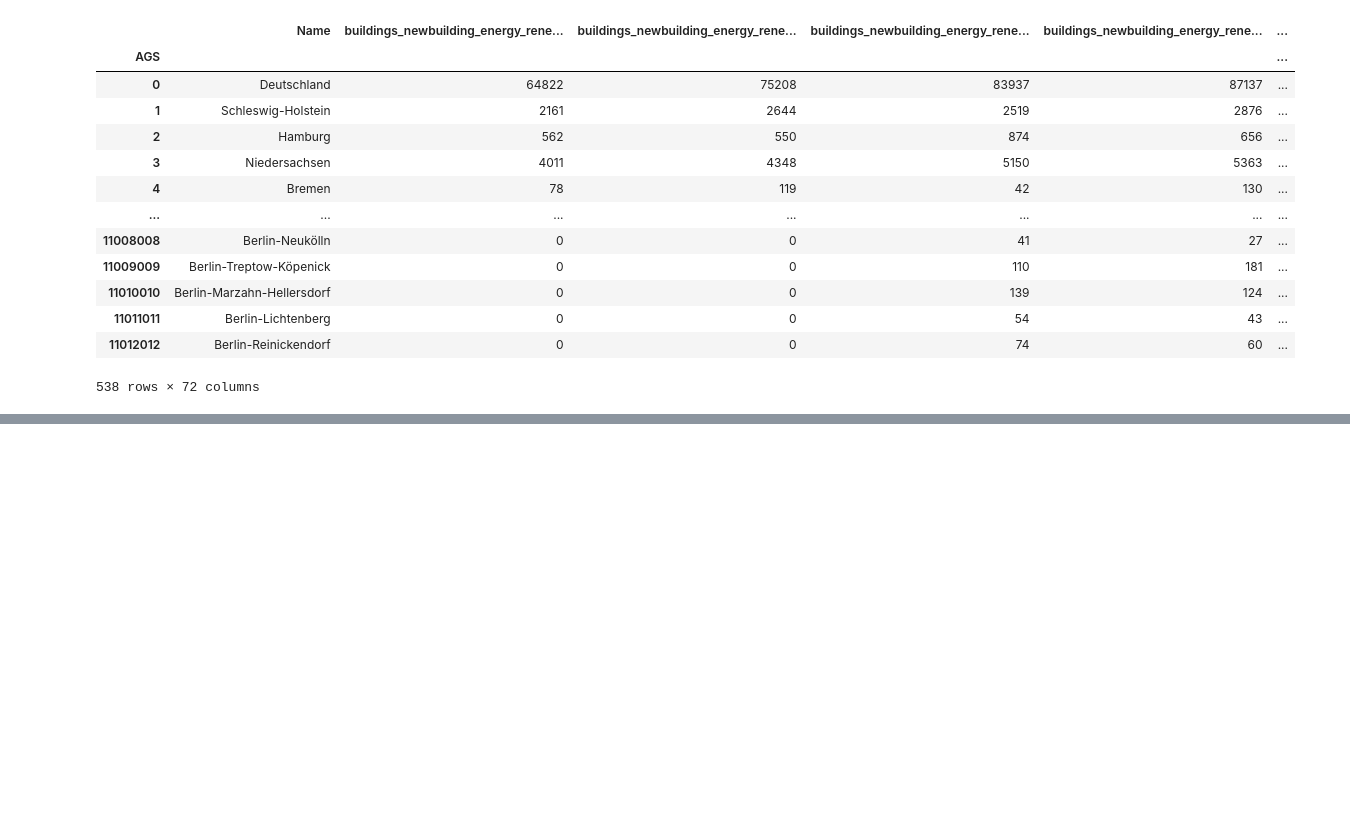
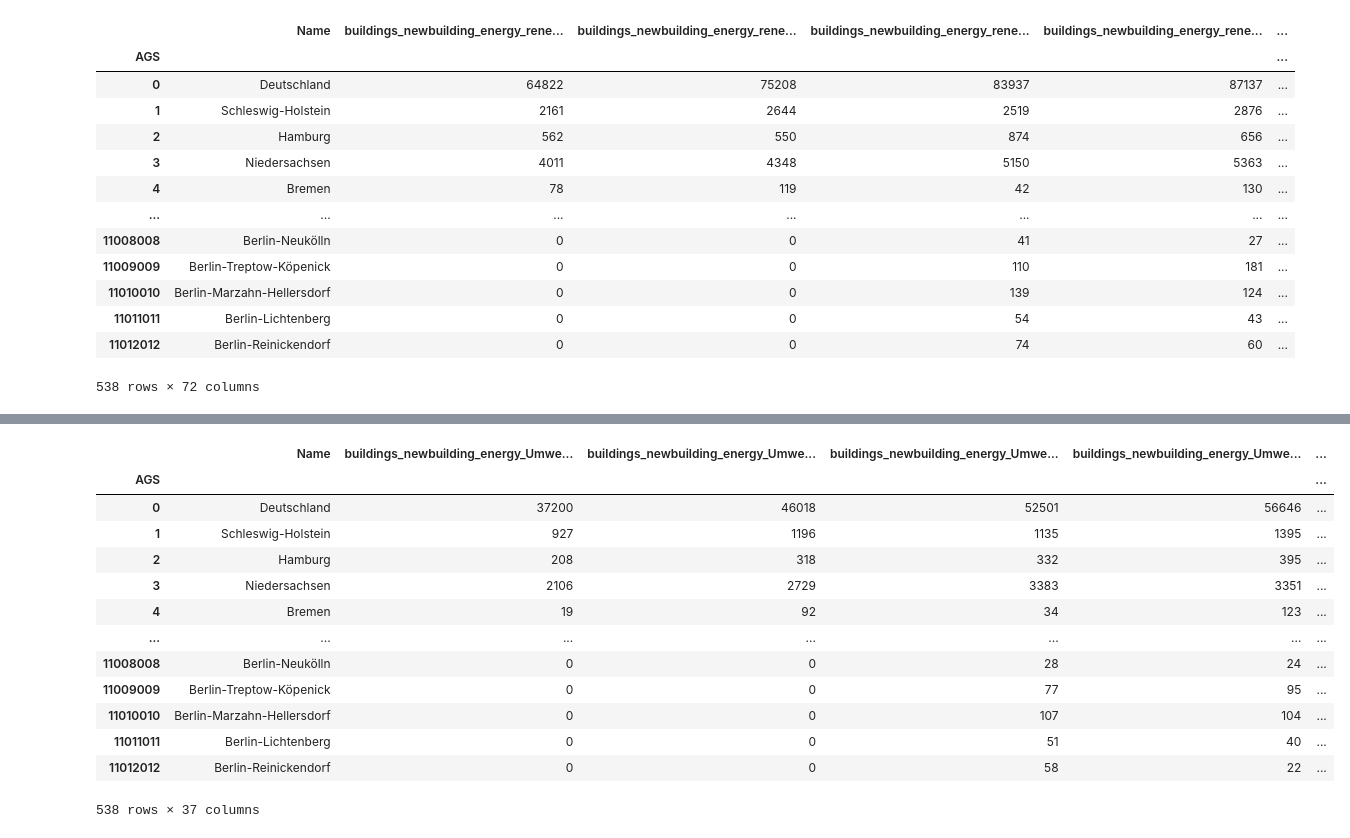
Before and after one commit to uclab-potsdam/klimataz, a Jupyter notebook: data/buildings/final_data_landkreis_new_building_renewables.ipynb, the cells around one changed output, grey strips where cells are left out. Cells and saved outputs as stored; diff of their text form; code cells hidden in the pictures; blank space fills up the shorter version.

Commit message:
add notebook and csv for aggregated landkreis building data

```diff
--- a/data/buildings/final_data_landkreis_new_building_renewables.ipynb
+++ b/data/buildings/final_data_landkreis_new_building_renewables.ipynb
@@ -271,0 +350,36 @@ piv_df.to_csv("data/final_data_landkreis_newbuildings_renewables.csv")
+# %%
+#collapse levels of column names and join energy type to year
+agg_wide.columns = agg_wide.columns.map('_'.join)
+
+#prepend all columns with indicator name
+agg_wide=agg_wide.add_prefix('buildings_newbuilding_energy_')
+
+#reset index to recreate AGS and Name columns
+agg_wide.reset_index(inplace=True)
+
+#rename Name and AGS columns and strip whitespace
+agg_wide.rename(columns={'ort_name':'Name','ort_ags':'AGS'},inplace=True)
+agg_wide['Name']=agg_wide['Name'].str.strip()
+
+#set AGS as index
+agg_wide.set_index('AGS',inplace=True)
+
+#add column for human-readable unit of measure
+agg_wide['Unit'] = "kWh pro m²"
+
+agg_wide
+# %% [output]
+|  | Name | buildings_newbuilding_energy_Umwe... | buildings_newbuilding_energy_Umwe... | buildings_newbuilding_energy_Umwe... | buildings_newbuilding_energy_Umwe... | ... |
+| AGS |  |  |  |  |  | ... |
+| 0 | Deutschland | 37200 | 46018 | 52501 | 56646 | ... |
+| 1 | Schleswig-Holstein | 927 | 1196 | 1135 | 1395 | ... |
+| 2 | Hamburg | 208 | 318 | 332 | 395 | ... |
+| 3 | Niedersachsen | 2106 | 2729 | 3383 | 3351 | ... |
+| 4 | Bremen | 19 | 92 | 34 | 123 | ... |
+| ... | ... | ... | ... | ... | ... | ... |
+| 11008008 | Berlin-Neukölln | 0 | 0 | 28 | 24 | ... |
+| 11009009 | Berlin-Treptow-Köpenick | 0 | 0 | 77 | 95 | ... |
+| 11010010 | Berlin-Marzahn-Hellersdorf | 0 | 0 | 107 | 104 | ... |
+| 11011011 | Berlin-Lichtenberg | 0 | 0 | 51 | 40 | ... |
+| 11012012 | Berlin-Reinickendorf | 0 | 0 | 58 | 22 | ... |
+538 rows × 37 columns
```
Also changed, not shown: parts of 6 cells of this notebook, 1 other file.
